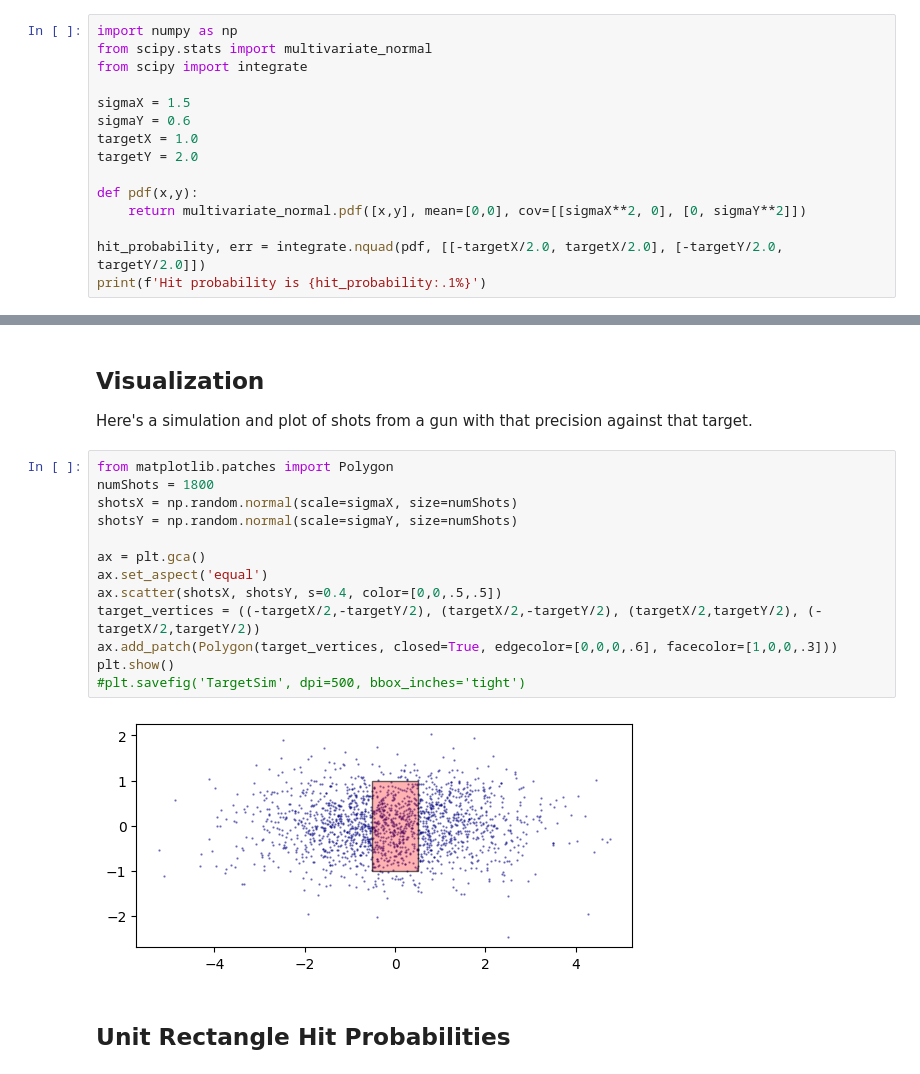
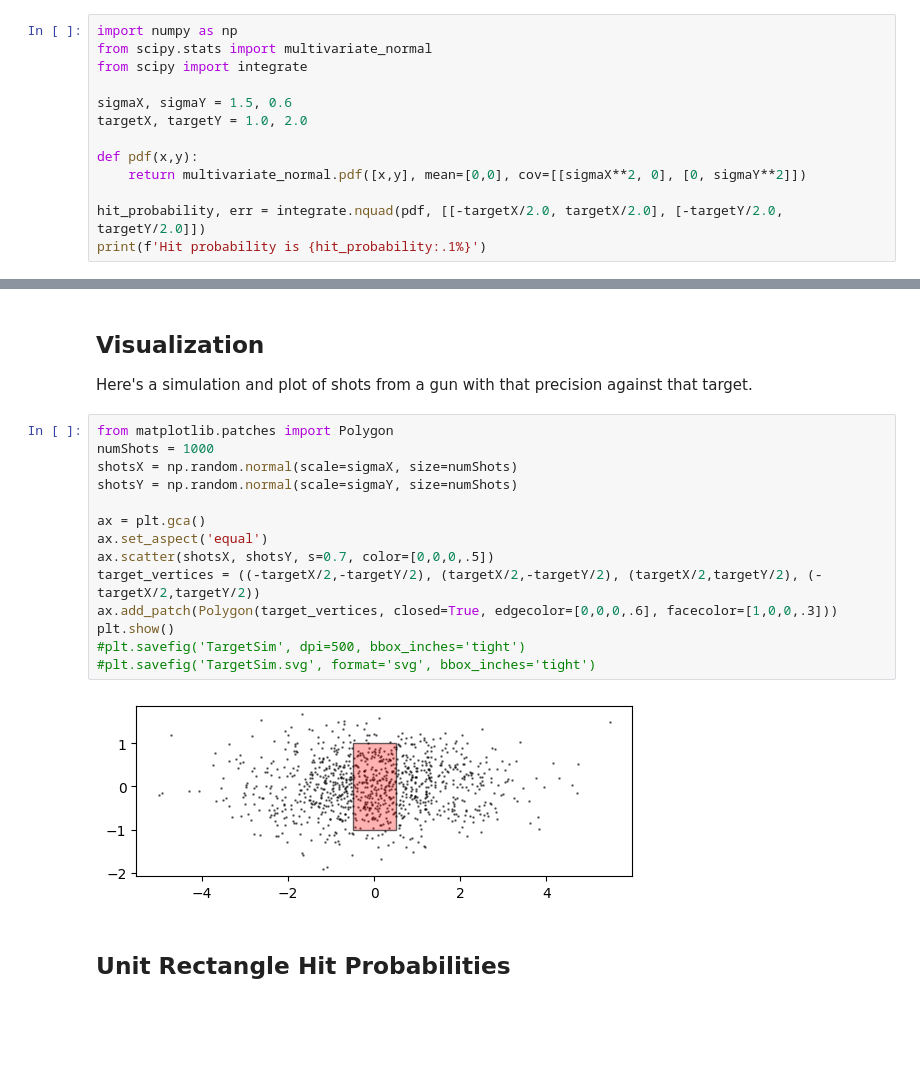
Before and after one commit to dbookstaber/ballistipedia, a Jupyter notebook: BallisticSimulations.ipynb, the cells around one changed output, grey strips where cells are left out. Cells and saved outputs as stored; diff of their text form; blank space fills up the shorter version.

```diff
--- a/BallisticSimulations.ipynb
+++ b/BallisticSimulations.ipynb
@@ -478,10 +478,8 @@ import numpy as np
 from scipy.stats import multivariate_normal
 from scipy import integrate
 
-sigmaX = 1.5
-sigmaY = 0.6
-targetX = 1.0
-targetY = 2.0
+sigmaX, sigmaY = 1.5, 0.6
+targetX, targetY = 1.0, 2.0
 
 def pdf(x,y):
     return multivariate_normal.pdf([x,y], mean=[0,0], cov=[[sigmaX**2, 0], [0, sigmaY**2]])
@@ -505,19 +503,20 @@ Simulation target hit rate is 23.6%
 Here's a simulation and plot of shots from a gun with that precision against that target.
 # %%
 from matplotlib.patches import Polygon
-numShots = 1800
+numShots = 1000
 shotsX = np.random.normal(scale=sigmaX, size=numShots)
 shotsY = np.random.normal(scale=sigmaY, size=numShots)
 
 ax = plt.gca()
 ax.set_aspect('equal')
-ax.scatter(shotsX, shotsY, s=0.4, color=[0,0,.5,.5])
+ax.scatter(shotsX, shotsY, s=0.7, color=[0,0,0,.5])
 target_vertices = ((-targetX/2,-targetY/2), (targetX/2,-targetY/2), (targetX/2,targetY/2), (-targetX/2,targetY/2))
 ax.add_patch(Polygon(target_vertices, closed=True, edgecolor=[0,0,0,.6], facecolor=[1,0,0,.3]))
 plt.show()
 #plt.savefig('TargetSim', dpi=500, bbox_inches='tight')
+#plt.savefig('TargetSim.svg', format='svg', bbox_inches='tight')
 # %% [output]
-[figure, old version]
+[figure, new version]
 # %% [markdown]
 ## Unit Rectangle Hit Probabilities
 # %%
```
Also changed, not shown: 1 other file.
